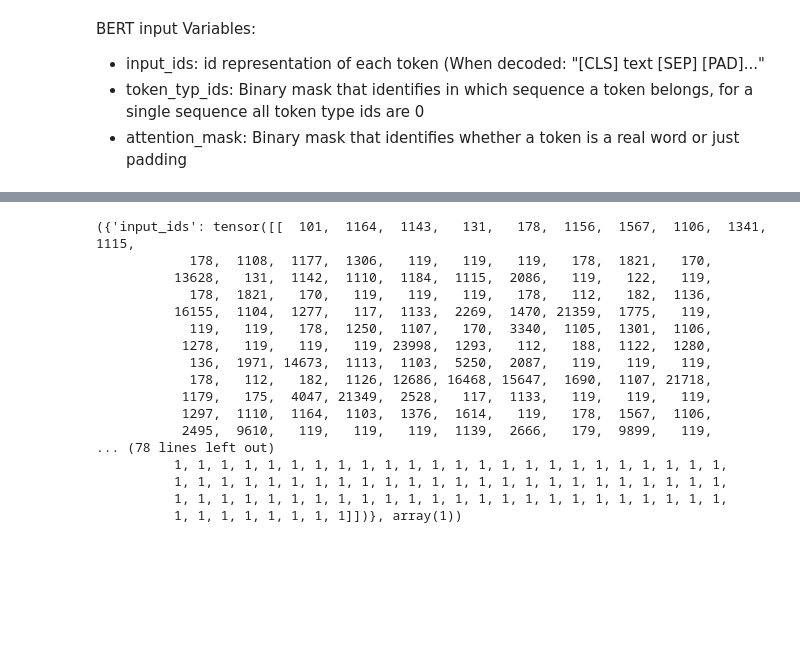
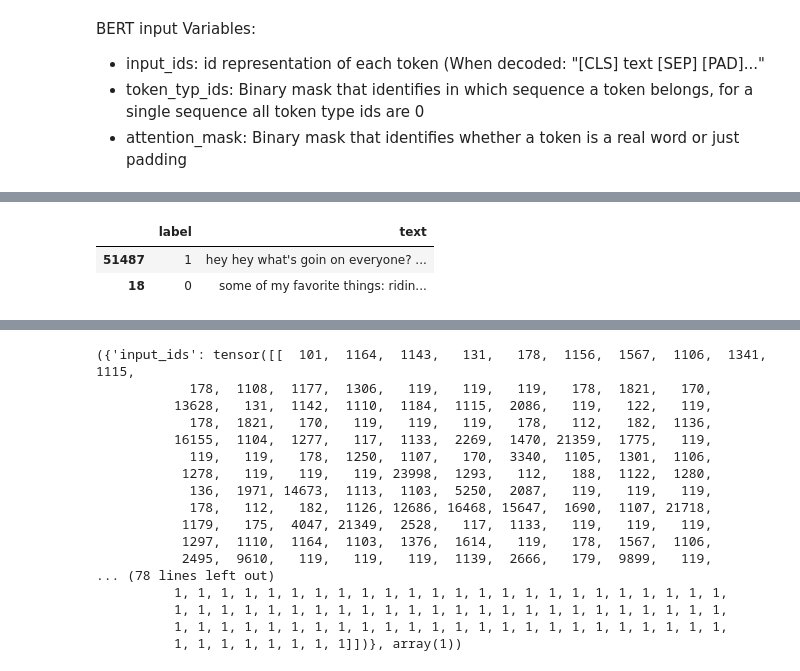
Before and after one commit to NorrisPau/MachineLearning_Class_NoraPauelsen, a Jupyter notebook: notebooks/Pytorch_predict_sex_with_topic_probs.ipynb, the cells around one changed output, grey strips where cells are left out. Cells and saved outputs as stored; diff of their text form; code cells hidden in the pictures; blank space fills up the shorter version.

```diff
--- a/notebooks/Pytorch_predict_sex_with_topic_probs.ipynb
+++ b/notebooks/Pytorch_predict_sex_with_topic_probs.ipynb
@@ -97,0 +111,6 @@ df
+# %%
+train_df.head(2)
+# %% [output]
+|  | label | text |
+| 51487 | 1 | hey hey what's goin on everyone? ... |
+| 18 | 0 | some of my favorite things: ridin... |
```
Also changed, not shown: parts of 32 cells of this notebook.
